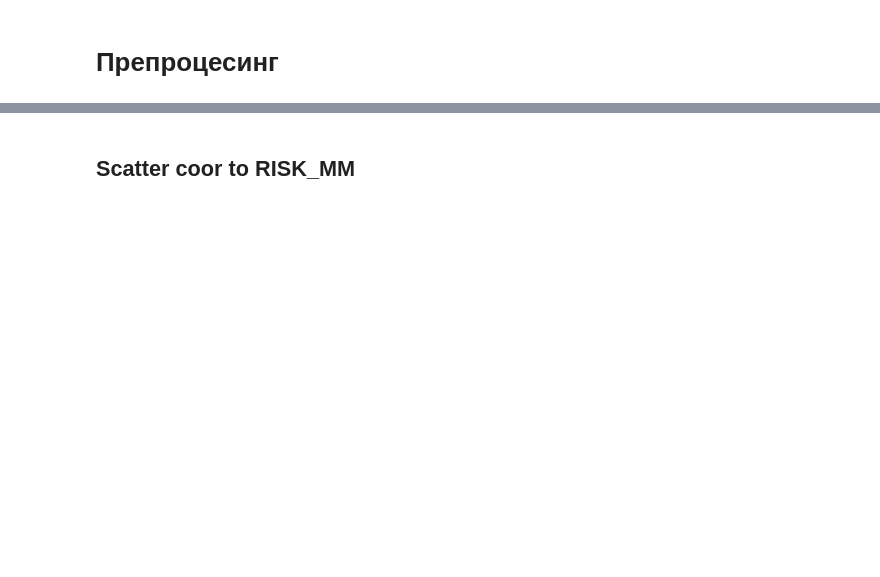
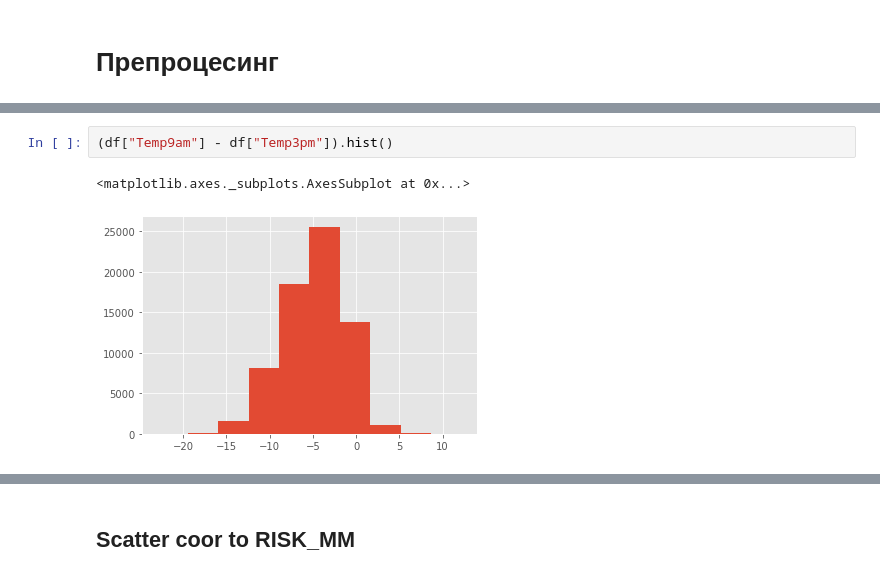
Before and after one commit to tarasovalx/BestHack2020-2nd, a Jupyter notebook: DataPreprocessing.ipynb, the cells around one changed output, grey strips where cells are left out. Saved outputs shown, nothing was run; the diff lists cells and outputs as text; blank space fills up the shorter version.

```diff
--- a/DataPreprocessing.ipynb
+++ b/DataPreprocessing.ipynb
@@ -136,3 +132,8 @@ real_vars_hist = df[real_vars].hist(figsize=(20, 20))
+# %%
+(df["Temp9am"] - df["Temp3pm"]).hist()
+# %% [output]
+<matplotlib.axes._subplots.AxesSubplot at 0x...>
+[figure, added]
 # %%
 plt.figure(figsize=(20,20))
 corr = df.corr()
```
Also changed, not shown: parts of 28 cells of this notebook, 3 other files.
